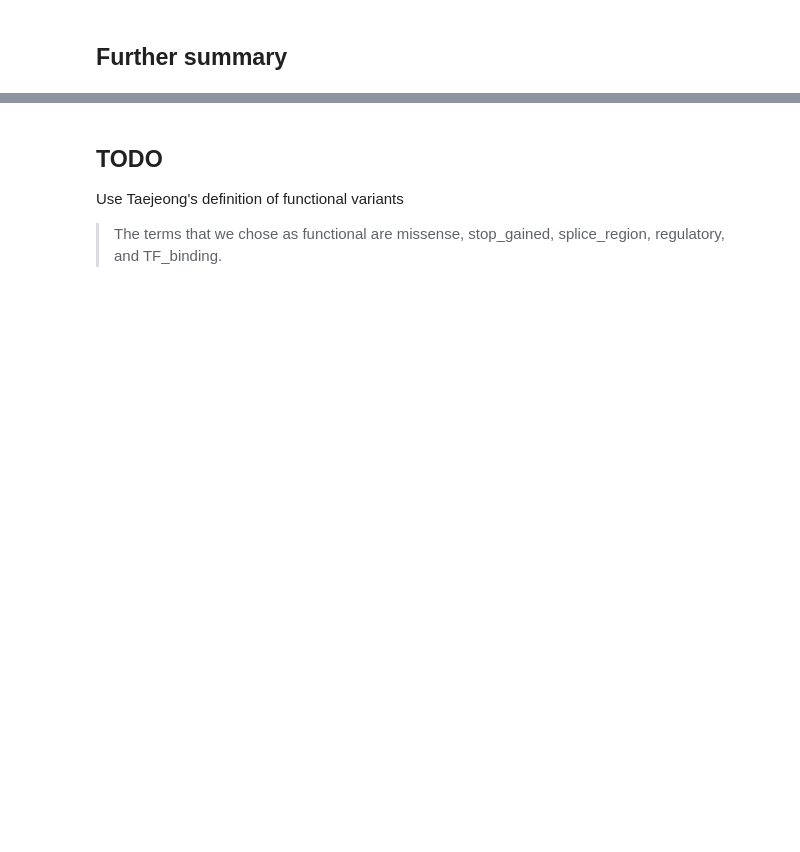
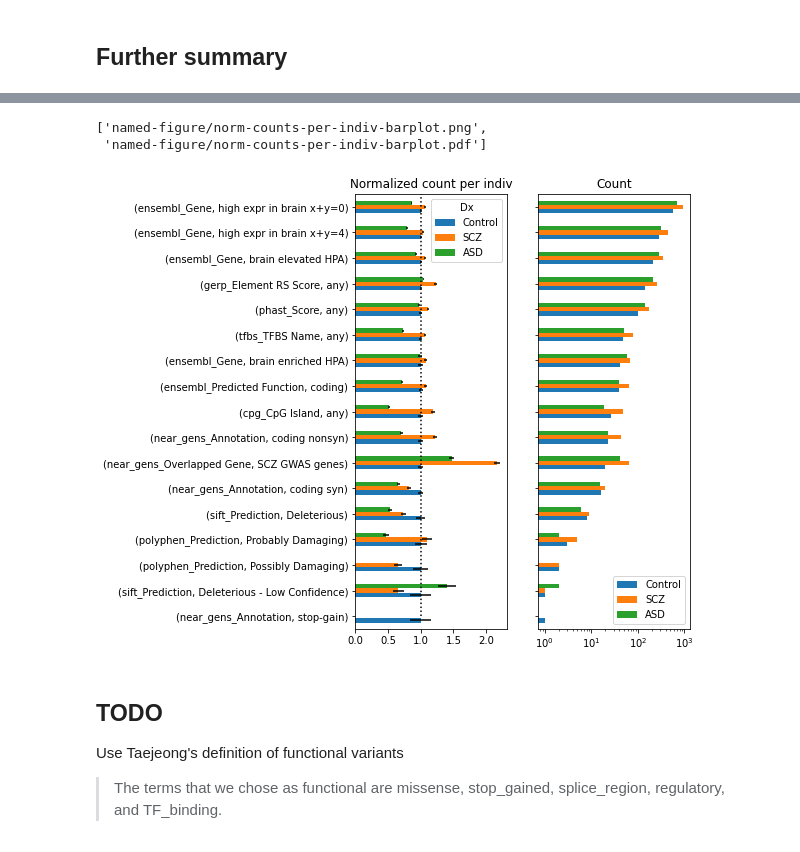
Before and after one commit to attilagk/lab-notebook, a Jupyter notebook: projects/bsm/R/2020-11-13-functional-variants/2020-11-13-functional-variants.ipynb, the cells around one changed output, grey strips where cells are left out. Cells and saved outputs as stored; diff of their text form; code cells hidden in the pictures; blank space fills up the shorter version.

```diff
--- a/projects/bsm/R/2020-11-13-functional-variants/2020-11-13-functional-variants.ipynb
+++ b/projects/bsm/R/2020-11-13-functional-variants/2020-11-13-functional-variants.ipynb
@@ -388,2 +390,2 @@ attila_utils.savefig(fig, 'chisq-heatmap')
 # %%
-operations.summarize_query_mean_sem(results, data)
+callsperind = operations.summarize_query_mean_sem(results, data)
@@ -409,3 +392,17 @@ operations.summarize_query_mean_sem(results, data)
+# %%
+stdcpi = callsperind.sort_values(('Control', 'mean'), ascending=True).apply(lambda x: x / x[('Control', 'mean')], axis=1).dropna()
+%matplotlib inline
+fig, ax = plt.subplots(1, 2, sharey=True, figsize=(6, 8))
+ax[0].plot([1, 1], [0, 100], color='black', linestyle='dotted')
+stdcpi.xs('mean', level=1, axis=1).plot(kind='barh', xerr=stdcpi.xs('sem', level=1, axis=1), ax=ax[0])
+ax[0].set_title('Normalized count per indiv')
+summary.loc[stdcpi.index, ['Control', 'SCZ', 'ASD']].plot(kind='barh', ax=ax[1], logx=True, stacked=False)
+ax[1].set_title('Count')
+attila_utils.savefig(fig, 'norm-counts-per-indiv-barplot')
+# %% [output]
+['named-figure/norm-counts-per-indiv-barplot.png',
+ 'named-figure/norm-counts-per-indiv-barplot.pdf']
+[figure, added]
 # %% [markdown]
 ## TODO
 
```
Also changed, not shown: parts of 11 cells of this notebook, 6 other files.
